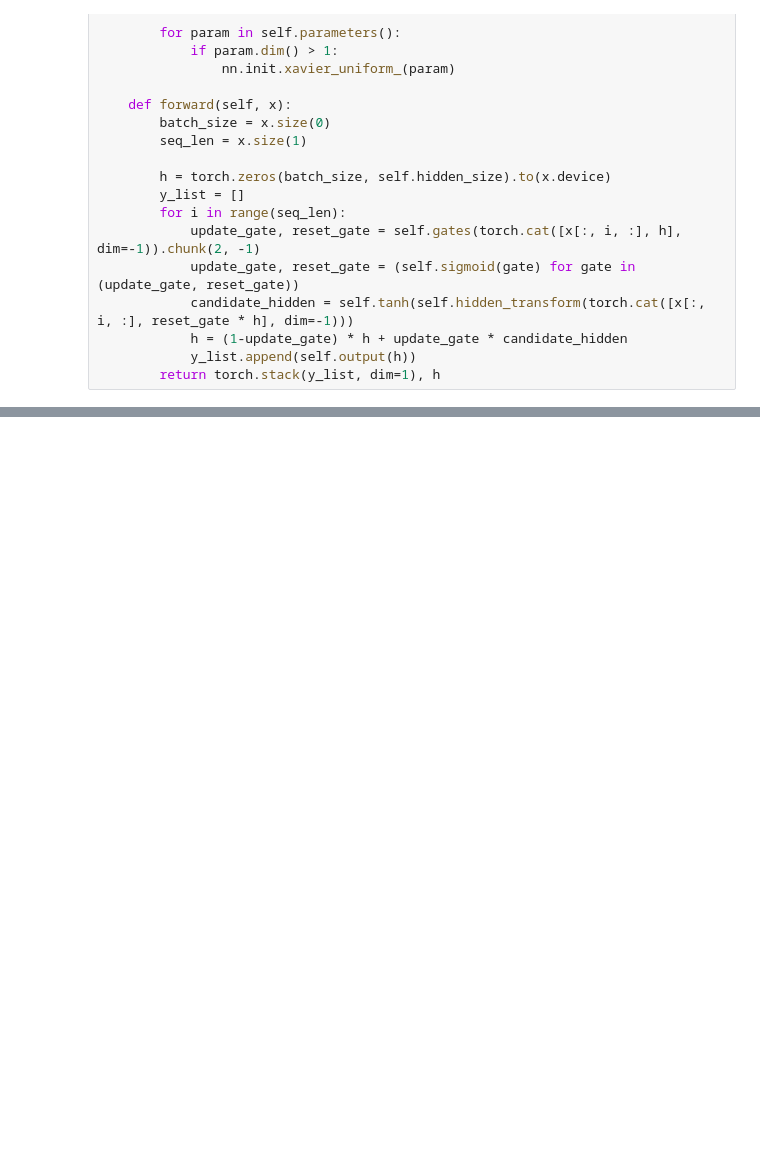
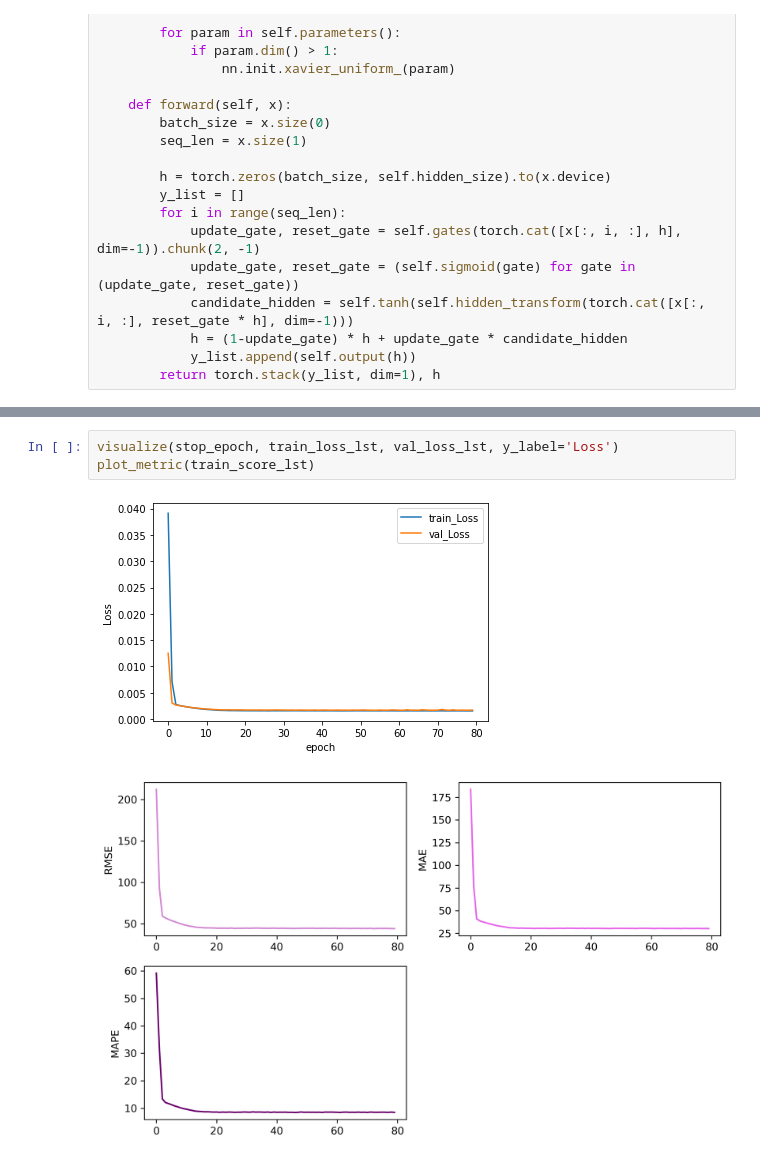
Before and after one commit to HatcherRobotics/deep-learning, a Jupyter notebook: exp4_mygru_traffic.ipynb, the cells around one changed output, grey strips where cells are left out. Cells and saved outputs as stored; diff of their text form; blank space fills up the shorter version.

```diff
--- a/exp4_mygru_traffic.ipynb
+++ b/exp4_mygru_traffic.ipynb
@@ -125,0 +146,6 @@ train_loss_lst, val_loss_lst, \
+# %%
+visualize(stop_epoch, train_loss_lst, val_loss_lst, y_label='Loss')
+plot_metric(train_score_lst)
+# %% [output]
+[figure, added]
+[figure, added]
```
Also changed, not shown: parts of 2 cells of this notebook, 6 other files.
